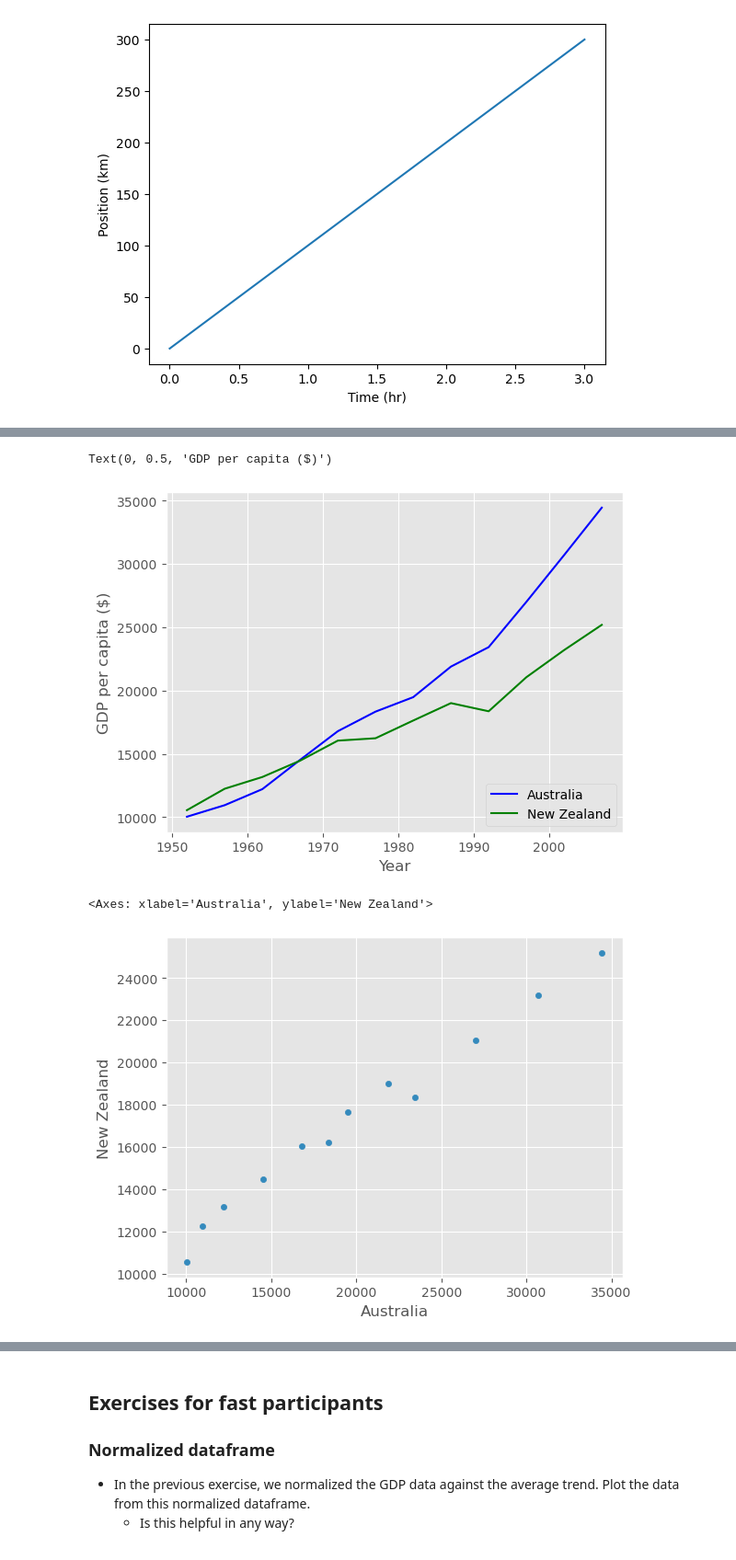
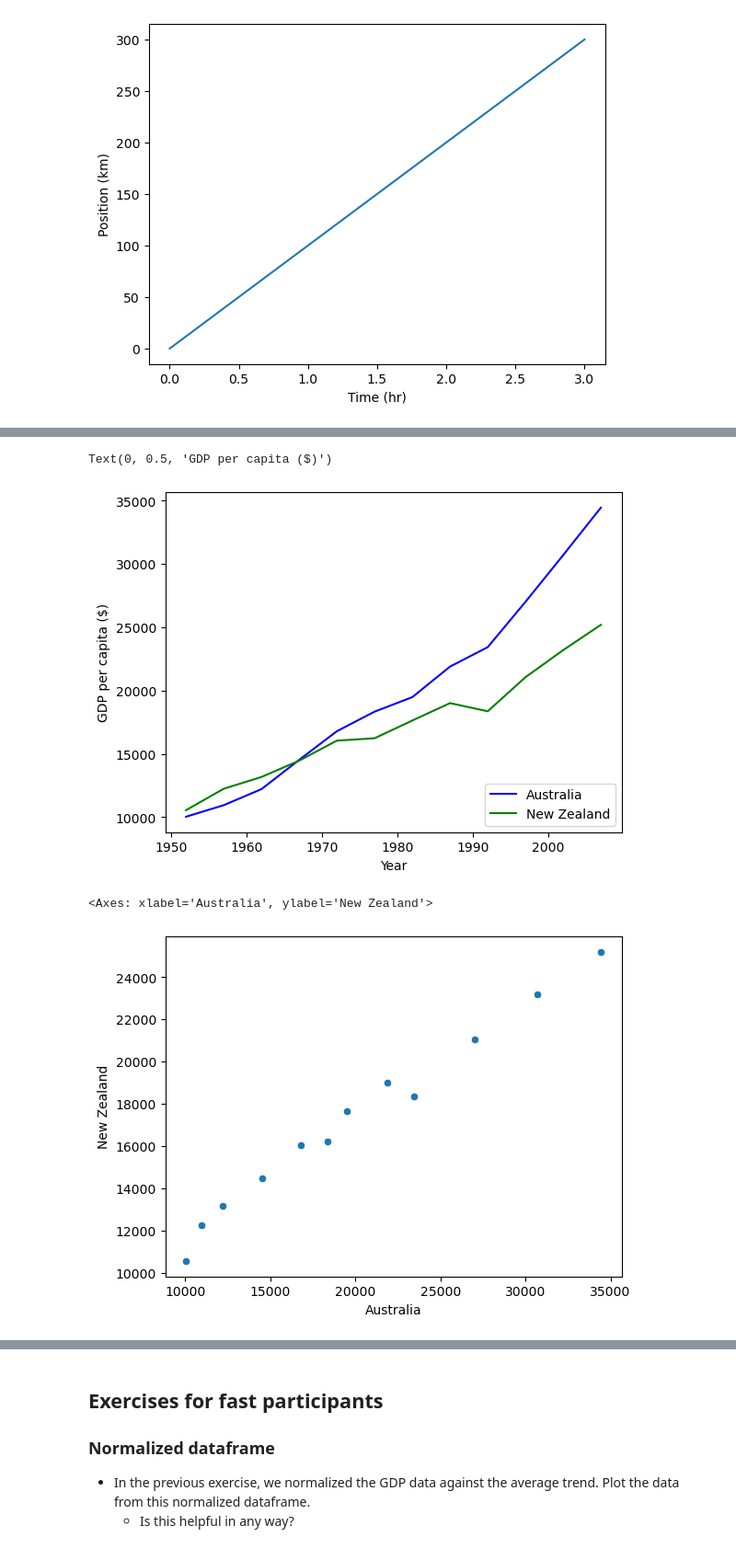
Before and after one commit to bioDSC/2024_teaching, a Jupyter notebook: 2025-02-Python-intro-Gapminder/202503_Py-Gapminder_L9-plotting_REVISED.ipynb, the cells around one changed output, grey strips where cells are left out. Shown at 92% size. Saved outputs shown, nothing was run; the diff lists cells and outputs as text; code cells hidden in the pictures.

Commit message:
plotting material done; start editing exercises

```diff
--- a/2025-02-Python-intro-Gapminder/202503_Py-Gapminder_L9-plotting_REVISED.ipynb
+++ b/2025-02-Python-intro-Gapminder/202503_Py-Gapminder_L9-plotting_REVISED.ipynb
@@ -248,0 +204,7 @@ Text(0, 0.5, 'GDP per capita')
+# %%
+# Something else
+
+plt.style.use('default')
+sns.violinplot(data_long, x='Country', y = 'GDP')
+plt.xticks(rotation=45)
+plt.title('GDPs of different countries')
@@ -267,8 +236,8 @@ gdp_australia = data.loc['Australia']
 # combining data
 
 # Select two countries' worth of data.
-gdp_australia = data.loc['Australia']
-gdp_nz = data.loc['New Zealand']
+
+gdp_nz = data_long.loc[data_long['Country']=='New Zealand','GDP']
 
 # Plot with differently-colored markers.
 plt.plot(years, gdp_australia, 'b-', label='Australia')
@@ -292,16 +261,16 @@ plt.ylabel('GDP per capita ($)')
                 # (show this)
 # %% [output]
 Text(0, 0.5, 'GDP per capita ($)')
-[figure, old version]
+[figure, new version]
 # %%
 # scatter plot
 
 # other style
 # plt.scatter(gdp_australia, gdp_nz)
 
 # can be done directly from dataframe also
-data.T.plot.scatter(x = 'Australia', y = 'New Zealand')
+sns.scatterplot(data_transposed, x = 'Australia', y = 'New Zealand')
 # %% [output]
 <Axes: xlabel='Australia', ylabel='New Zealand'>
-[figure, old version]
+[figure, new version]
 # %% [markdown]
```
Also changed, not shown: parts of 17 cells of this notebook, 3 other files.
